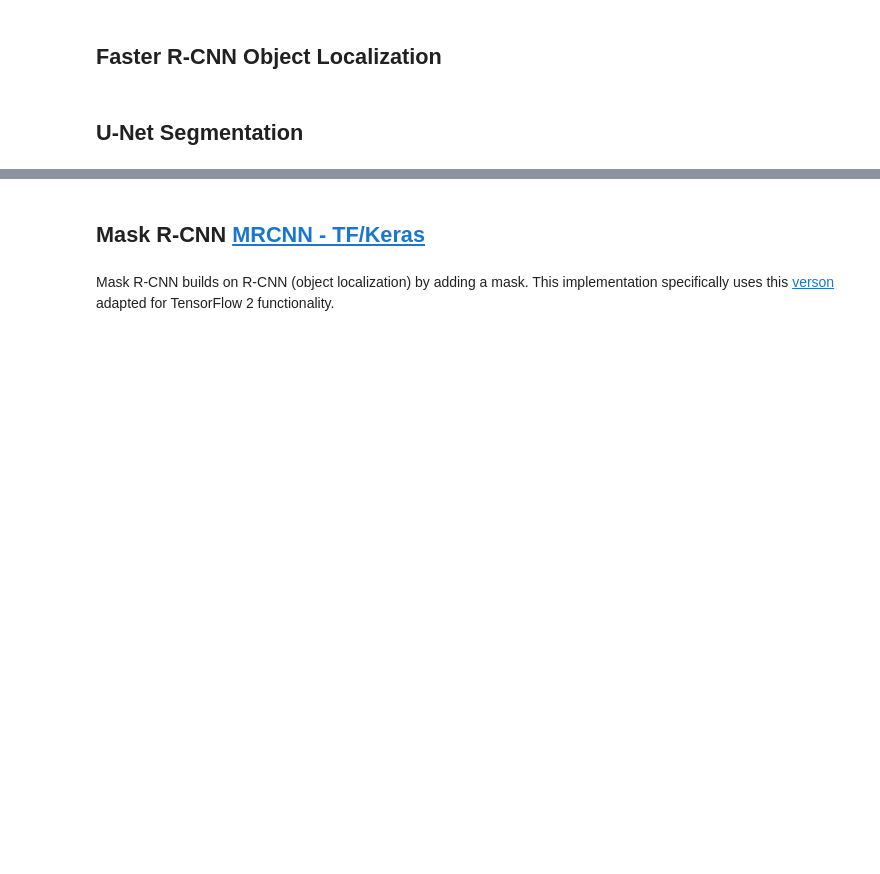
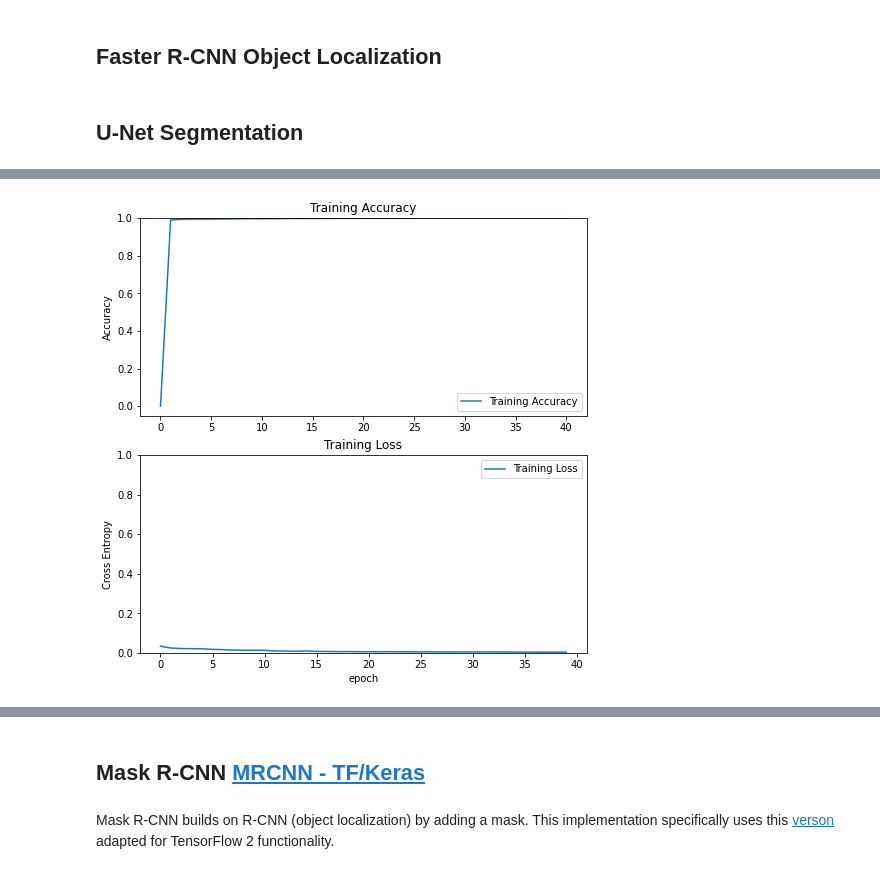
Before and after one commit to rjunw/biomed-im-overview, a Jupyter notebook: Biomedical CNN Overview.ipynb, the cells around one changed output, grey strips where cells are left out. Drawn from its saved outputs; the diff is of its cells as text; code cells hidden in the pictures; blank space fills up the shorter version.

```diff
--- a/Biomedical CNN Overview.ipynb
+++ b/Biomedical CNN Overview.ipynb
@@ -209,0 +571,4 @@ Here our test accuracy is ~83% which is decent for an initial model. We could po
+# %%
+brain_mod.compile(optimizer = 'adam',
+                 loss = 'binary_crossentropy',#tf.keras.losses.SparseCategoricalCrossentropy(from_logits = True),
+                 metrics = ['accuracy'])
@@ -209,0 +607,11 @@ Here our test accuracy is ~83% which is decent for an initial model. We could po
+# %%
+cbs = [
+    cb.EarlyStopping(monitor = 'loss', patience = 5, verbose = 1),
+    cb.ReduceLROnPlateau(monitor = 'loss', patience = 5, verbose = 1),
+    cb.ModelCheckpoint('brain_unet.h5', monitor = 'loss', save_best_only=True, save_weights_only = True, verbose = 1)
+]
+# %%
+model_history = brain_mod.fit(train_dataset,
+                              epochs=EPOCHS,
+                              callbacks = cbs
+                              )
@@ -209,0 +636,26 @@ Here our test accuracy is ~83% which is decent for an initial model. We could po
+# %%
+def learning_curves(history):
+    acc = [0.] + history.history['accuracy']
+
+    loss = history.history['loss']
+
+    plt.figure(figsize=(8, 8))
+    plt.subplot(2, 1, 1)
+    plt.plot(acc, label='Training Accuracy')
+    plt.legend(loc='lower right')
+    plt.ylabel('Accuracy')
+    plt.ylim([min(plt.ylim()),1])
+    plt.title('Training Accuracy')
+
+    plt.subplot(2, 1, 2)
+    plt.plot(loss, label='Training Loss')
+    plt.legend(loc='upper right')
+    plt.ylabel('Cross Entropy')
+    plt.ylim([0,1.0])
+    plt.title('Training Loss')
+    plt.xlabel('epoch')
+    plt.show()
+# %%
+learning_curves(model_history)
+# %% [output]
+[figure, added]
```
Also changed, not shown: parts of 36 cells of this notebook.
